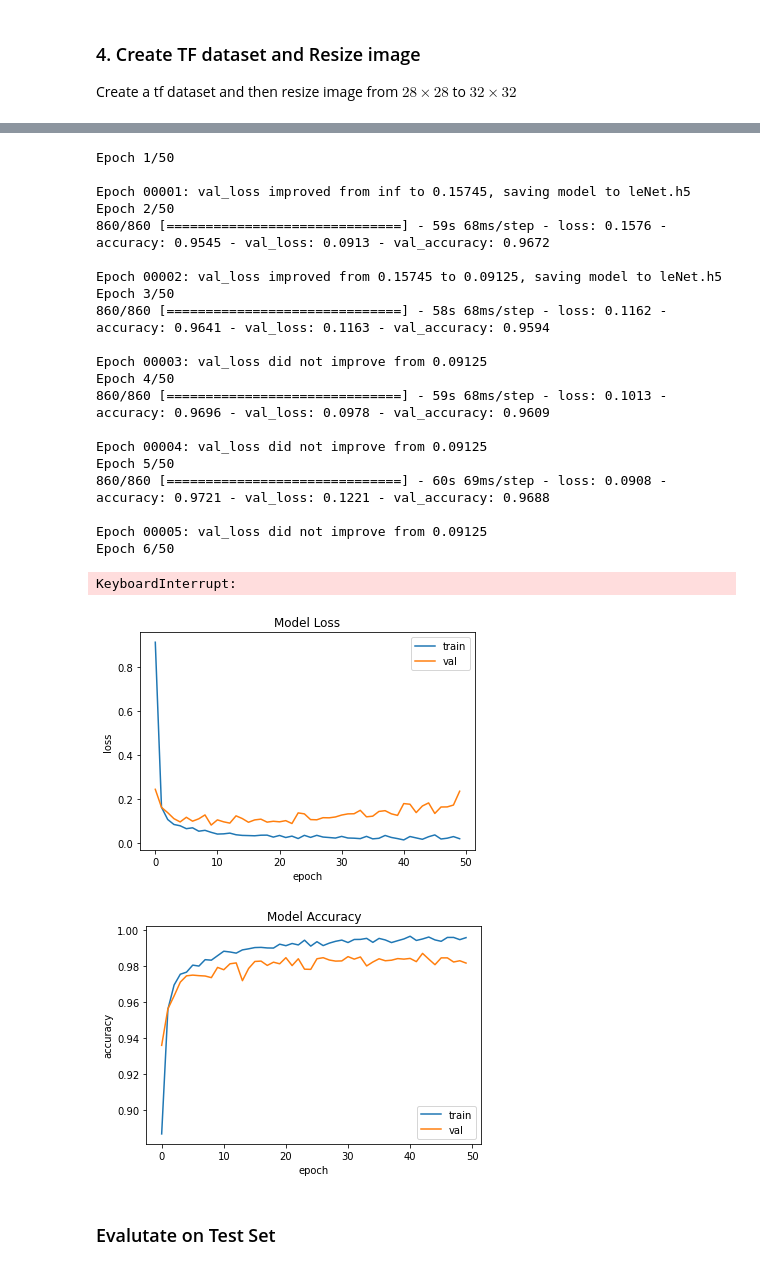
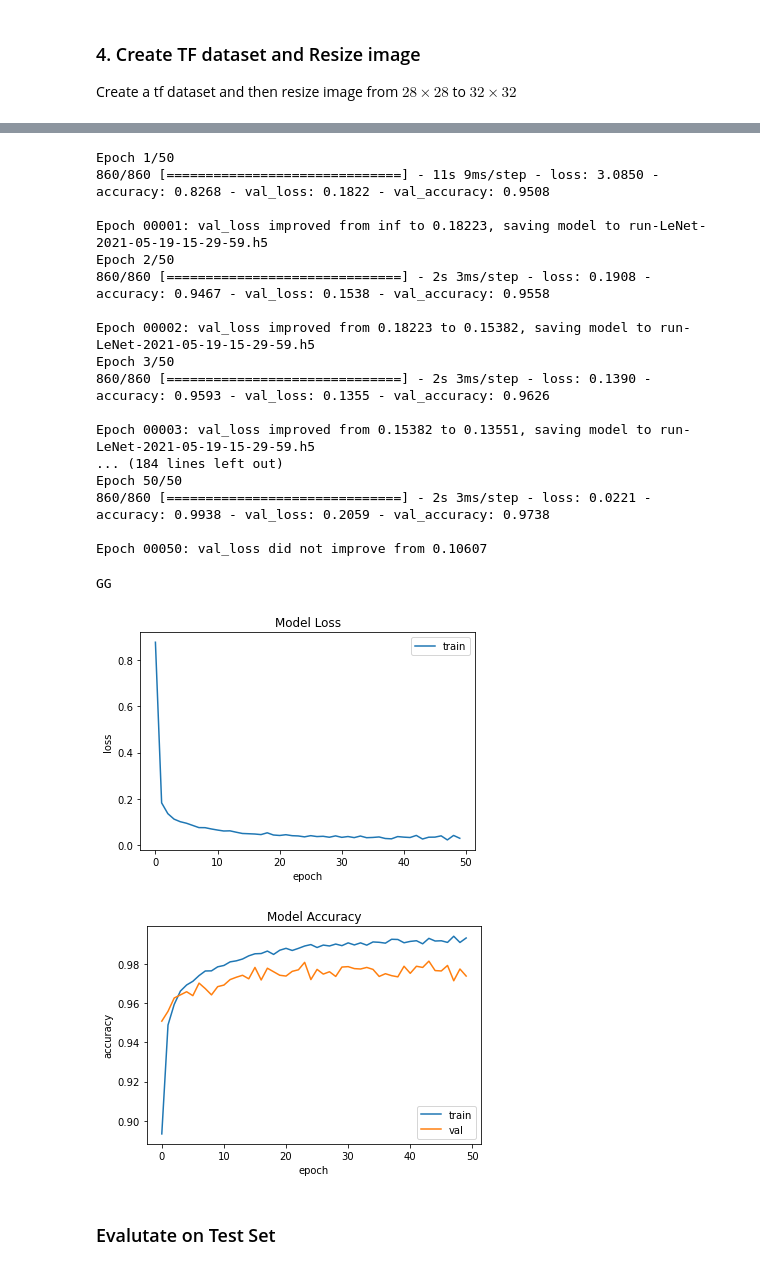
Before and after one commit to RolandSherwin/ml-paper-implementations, a Jupyter notebook: 00-LeNet/main.ipynb, the cells around one changed output, grey strips where cells are left out. Drawn from its saved outputs; the diff is of its cells as text; code cells hidden in the pictures.

```diff
--- a/00-LeNet/main.ipynb
+++ b/00-LeNet/main.ipynb
@@ -127,57 +147,40 @@ TypeError: __init__() missing 1 required positional argument: 'filepath'
 # %%
 history = leNet.fit(train_ready,
                     validation_data=valid_ready,
-                    validation_steps=10,
                     epochs=50,
-                    callbacks=[early_stopping_cb])
+                    callbacks=[cb.ModelCheckpoint(file_name='LeNet', monitor='val_loss', verbose=1, save_best_only=True)]
+                    )
 
 # Save model and history
-leNet.save('lenet.h5')
 np.save("history.npy", history.history)
 # %% [output]
 Epoch 1/50
+860/860 [==============================] - 11s 9ms/step - loss: 3.0850 - accuracy: 0.8268 - val_loss: 0.1822 - val_accuracy: 0.9508
 
-Epoch 00001: val_loss improved from inf to 0.15745, saving model to leNet.h5
+Epoch 00001: val_loss improved from inf to 0.18223, saving model to run-LeNet-2021-05-19-15-29-59.h5
 Epoch 2/50
-860/860 [==============================] - 59s 68ms/step - loss: 0.1576 - accuracy: 0.9545 - val_loss: 0.0913 - val_accuracy: 0.9672
+860/860 [==============================] - 2s 3ms/step - loss: 0.1908 - accuracy: 0.9467 - val_loss: 0.1538 - val_accuracy: 0.9558
 
-Epoch 00002: val_loss improved from 0.15745 to 0.09125, saving model to leNet.h5
+Epoch 00002: val_loss improved from 0.18223 to 0.15382, saving model to run-LeNet-2021-05-19-15-29-59.h5
 Epoch 3/50
-860/860 [==============================] - 58s 68ms/step - loss: 0.1162 - accuracy: 0.9641 - val_loss: 0.1163 - val_accuracy: 0.9594
+860/860 [==============================] - 2s 3ms/step - loss: 0.1390 - accuracy: 0.9593 - val_loss: 0.1355 - val_accuracy: 0.9626
 
-Epoch 00003: val_loss did not improve from 0.09125
-Epoch 4/50
-860/860 [==============================] - 59s 68ms/step - loss: 0.1013 - accuracy: 0.9696 - val_loss: 0.0978 - val_accuracy: 0.9609
+Epoch 00003: val_loss improved from 0.15382 to 0.13551, saving model to run-LeNet-2021-05-19-15-29-59.h5
+... (184 lines left out)
+Epoch 50/50
+860/860 [==============================] - 2s 3ms/step - loss: 0.0221 - accuracy: 0.9938 - val_loss: 0.2059 - val_accuracy: 0.9738
 
-Epoch 00004: val_loss did not improve from 0.09125
-Epoch 5/50
-860/860 [==============================] - 60s 69ms/step - loss: 0.0908 - accuracy: 0.9721 - val_loss: 0.1221 - val_accuracy: 0.9688
-
-Epoch 00005: val_loss did not improve from 0.09125
-Epoch 6/50
+Epoch 00050: val_loss did not improve from 0.10607
-KeyboardInterrupt:
-# %%
-#history=np.load('history.npy',allow_pickle='TRUE').item()
-
-plt.plot(history["loss"])
-plt.plot(history["val_loss"])
-plt.title('Model Loss')
-plt.ylabel('loss')
-plt.xlabel('epoch')
-plt.legend(['train', 'val'], loc='upper right')
-plt.show()
-plt.show()
-
-plt.plot(history["accuracy"])
-plt.plot(history["val_accuracy"])
-plt.title('Model Accuracy')
-plt.ylabel('accuracy')
-plt.xlabel('epoch')
-plt.legend(['train', 'val'], loc='lower right')
-plt.show()
-# %% [output]
-[figure, removed]
-[figure, removed]
+# %%
+#history=np.load('history.npy',allow_pickle='TRUE').item()
+
+hist_plotter = History(history.history)
+hist_plotter.loss(val=False)
+hist_plotter.metric()
+# %% [output]
+GG
+[figure, added]
+[figure, added]
 # %% [markdown]
 ### Evalutate on Test Set
 # %%
```
Also changed, not shown: parts of 7 cells of this notebook, 3 other files.
